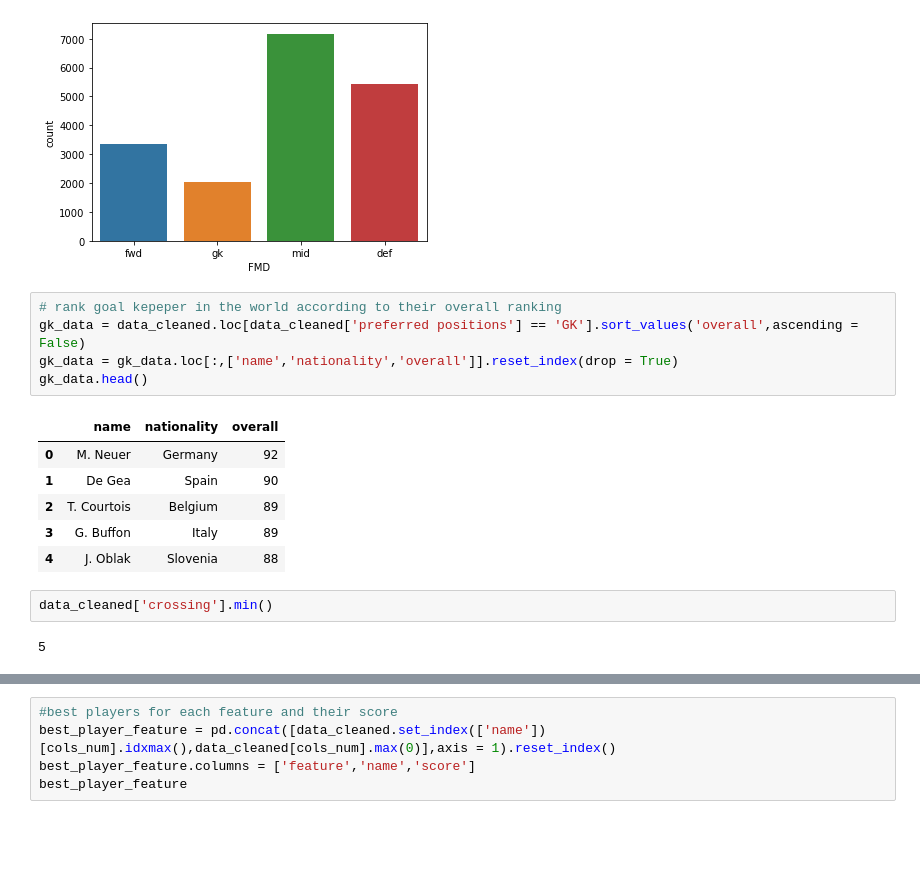
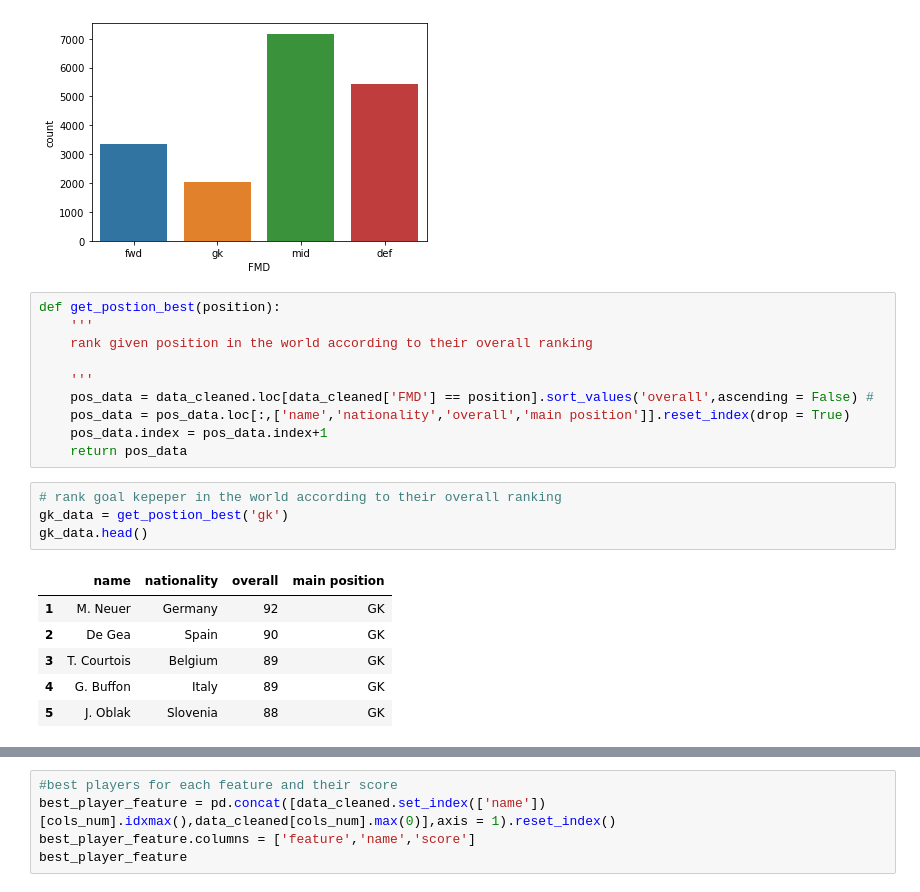
Before and after one commit to imabiodun/fifa-ranking, a Jupyter notebook: fifa-player-ranking.ipynb, the cells around one changed output, grey strips where cells are left out. Drawn from its saved outputs; the diff is of its cells as text; blank space fills up the shorter version.

```diff
--- a/fifa-player-ranking.ipynb
+++ b/fifa-player-ranking.ipynb
@@ -158,19 +161,24 @@ sns.countplot(data_cleaned['FMD'])
 # %% [output]
 <AxesSubplot:xlabel='FMD', ylabel='count'>
 [figure]
+# %%
+def get_postion_best(position):
+    '''
+    rank given position in the world according to their overall ranking
+
+    '''
+    pos_data = data_cleaned.loc[data_cleaned['FMD'] == position].sort_values('overall',ascending = False) #
+    pos_data = pos_data.loc[:,['name','nationality','overall','main position']].reset_index(drop = True)
+    pos_data.index = pos_data.index+1
+    return pos_data
 # %%
 # rank goal kepeper in the world according to their overall ranking
-gk_data = data_cleaned.loc[data_cleaned['preferred positions'] == 'GK'].sort_values('overall',ascending = False)
-gk_data = gk_data.loc[:,['name','nationality','overall']].reset_index(drop = True)
+gk_data = get_postion_best('gk')
 gk_data.head()
 # %% [output]
-|  | name | nationality | overall |
-| 0 | M. Neuer | Germany | 92 |
-| 1 | De Gea | Spain | 90 |
-| 2 | T. Courtois | Belgium | 89 |
-| 3 | G. Buffon | Italy | 89 |
-| 4 | J. Oblak | Slovenia | 88 |
+|  | name | nationality | overall | main position |
+| 1 | M. Neuer | Germany | 92 | GK |
+| 2 | De Gea | Spain | 90 | GK |
+| 3 | T. Courtois | Belgium | 89 | GK |
+| 4 | G. Buffon | Italy | 89 | GK |
+| 5 | J. Oblak | Slovenia | 88 | GK |
-# %%
-data_cleaned['crossing'].min()
-# %% [output]
-5
```
Also changed, not shown: parts of 46 cells of this notebook.
